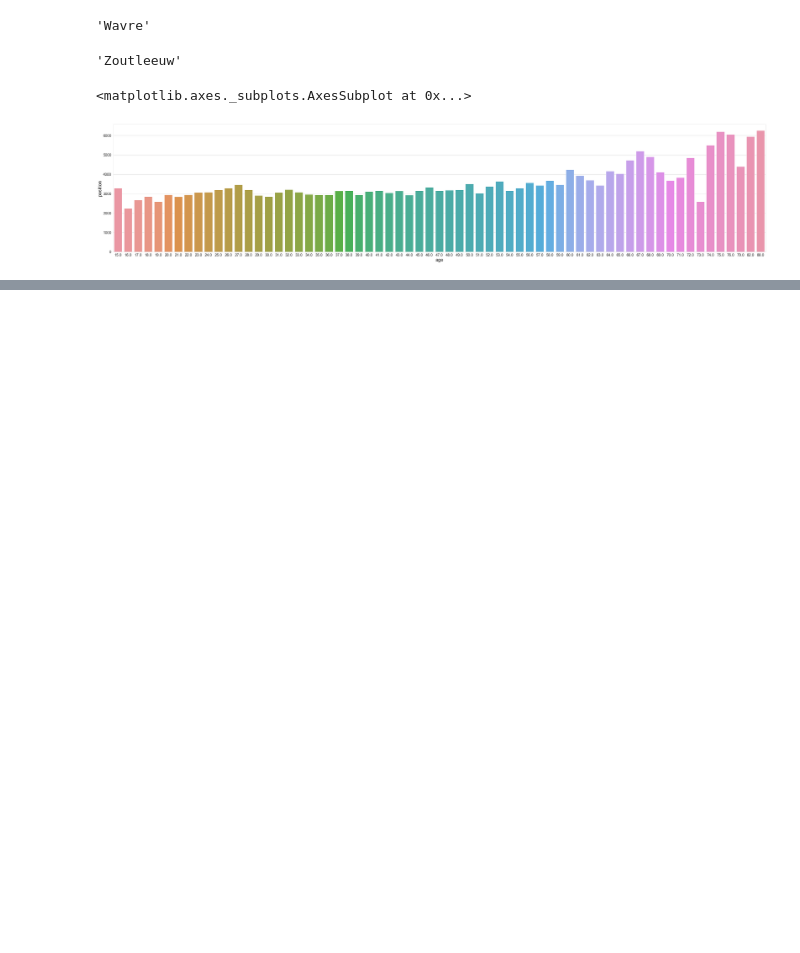
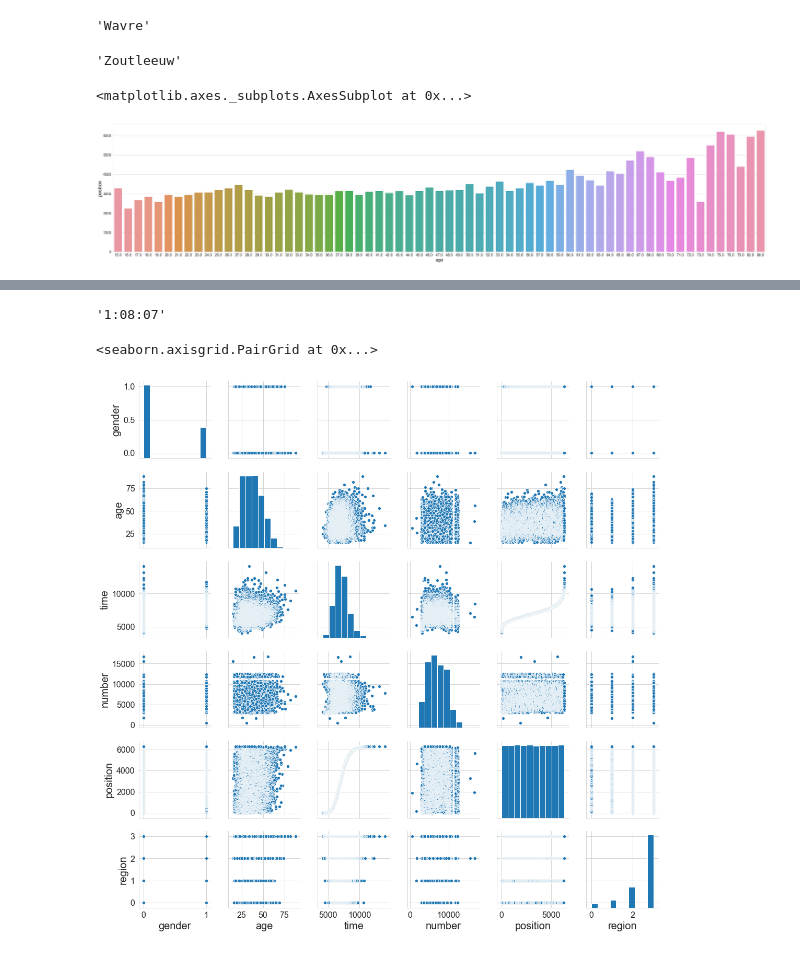
Before and after one commit to dsmiff/BrusselsHalfAnalytics, a Jupyter notebook: BHalf2017.ipynb, the cells around one changed output, grey strips where cells are left out. Drawn from its saved outputs; the diff is of its cells as text; code cells hidden in the pictures; blank space fills up the shorter version.

```diff
--- a/BHalf2017.ipynb
+++ b/BHalf2017.ipynb
@@ -617,0 +613,27 @@ saveDF()
+# %%
+time = time.astype("str")
+# %%
+time[0]
+# %% [output]
+'1:08:07'
+# %%
+def convert_time_to_seconds(time):
+    # assumes time is instance of datatime.time
+    hours_to_sec = time.hour * 60 * 60
+    minutes_to_sec = time.minute * 60
+    seconds_raw = time.second
+    return hours_to_sec + minutes_to_sec + seconds_raw
+# %%
+def parse_time(time):
+    # assumes time is of the format 'h:m:s'
+    # round to int might annoy runners but it's easier for me
+    h,m,s = time.split(":")[0], time.split(":")[1], time.split(":")[2]
+    new_time = datetime.time(int(h), int(m), int(s))
+    return convert_time_to_seconds(new_time)
+# %%
+df['time'] = df['time'].apply(parse_time)
+# %%
+sns.pairplot(df)
+# %% [output]
+<seaborn.axisgrid.PairGrid at 0x...>
+[figure, added]
```
Also changed, not shown: parts of 49 cells of this notebook.
